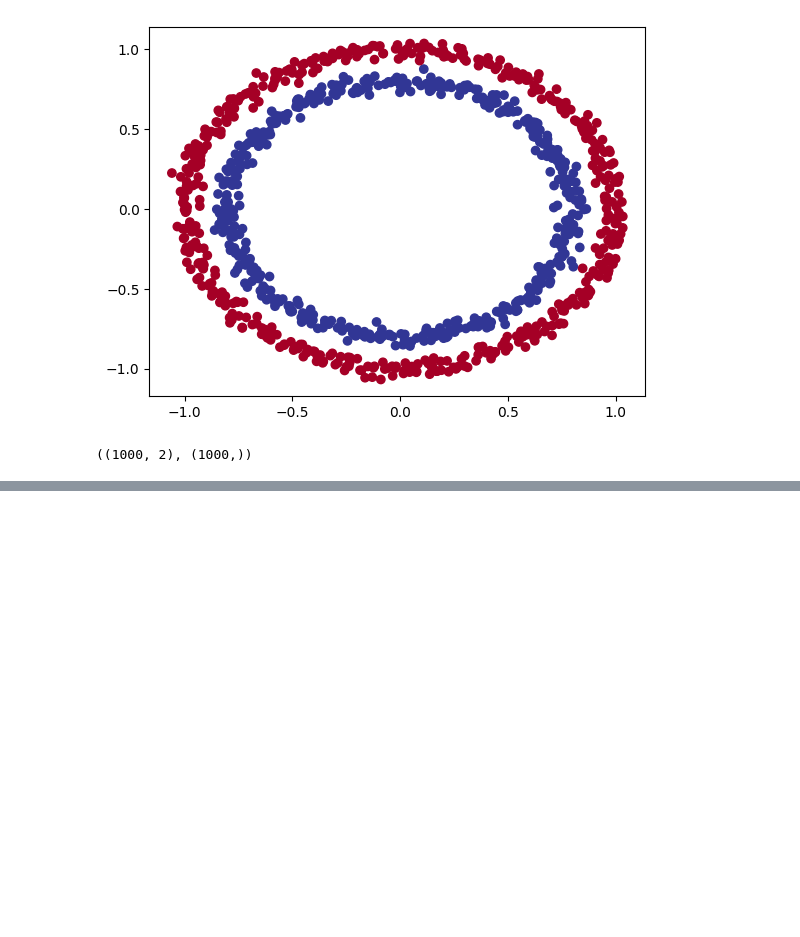
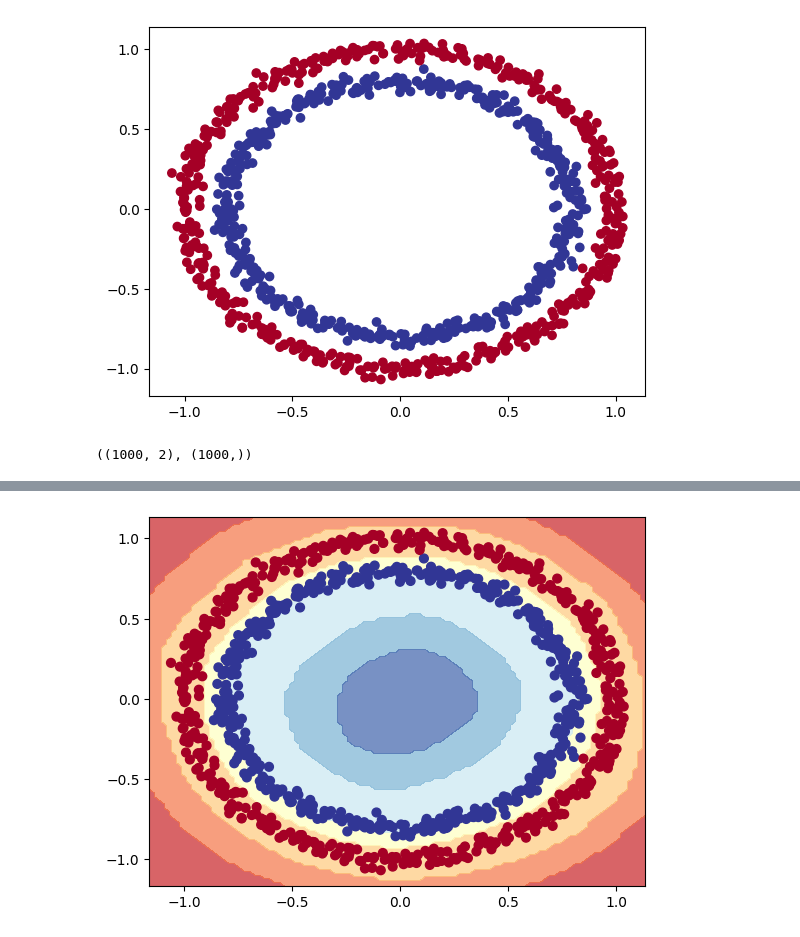
Before and after one commit to akshat-shethia/Deep_Learning, a Jupyter notebook: TensorFlow_For_Deep_Learning/My_02_neural_network_classification_in_tensorflow.ipynb, the cells around one changed output, grey strips where cells are left out. Cells and saved outputs as stored; diff of their text form; code cells hidden in the pictures; blank space fills up the shorter version.

```diff
--- a/TensorFlow_For_Deep_Learning/My_02_neural_network_classification_in_tensorflow.ipynb
+++ b/TensorFlow_For_Deep_Learning/My_02_neural_network_classification_in_tensorflow.ipynb
@@ -233,0 +227,16 @@ doing binary classifcation...
+# %%
+tf.random.set_seed(42)
+
+model_4 = tf.keras.Sequential([
+    tf.keras.layers.Dense(100, activation = "relu"),
+    tf.keras.layers.Dense(10, activation = "relu"),
+    tf.keras.layers.Dense(1),
+])
+
+model_4.compile(
+    optimizer = "rmsprop",
+    metrics = ["accuracy"],
+    loss = "binary_crossentropy"
+)
+
+history_4 = model_4.fit(X, y, epochs = 50)
@@ -233,0 +261,3 @@ doing binary classifcation...
+# %%
+plot_decision_boundary(model_4, X, y)
+# %% [output]
@@ -233,0 +266 @@ doing binary classifcation...
+[figure, added]
```
Also changed, not shown: parts of 9 cells of this notebook.
